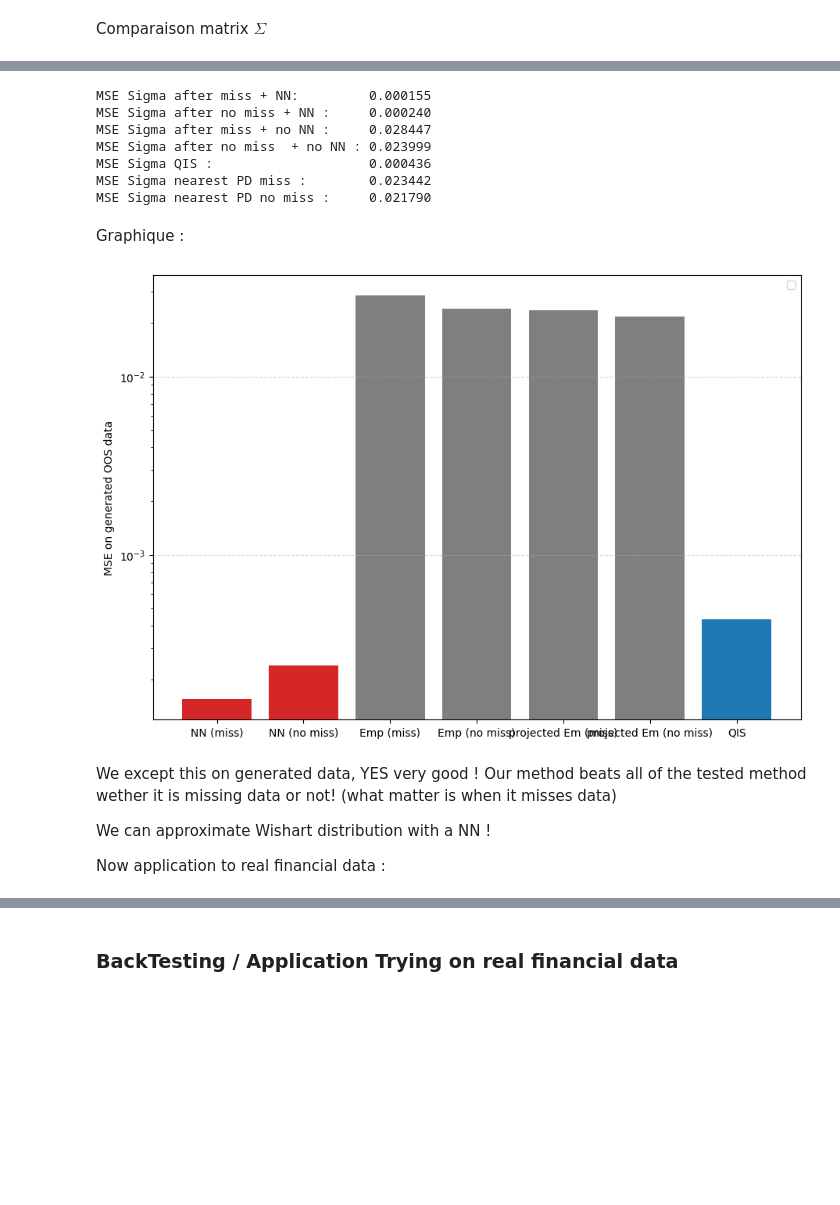
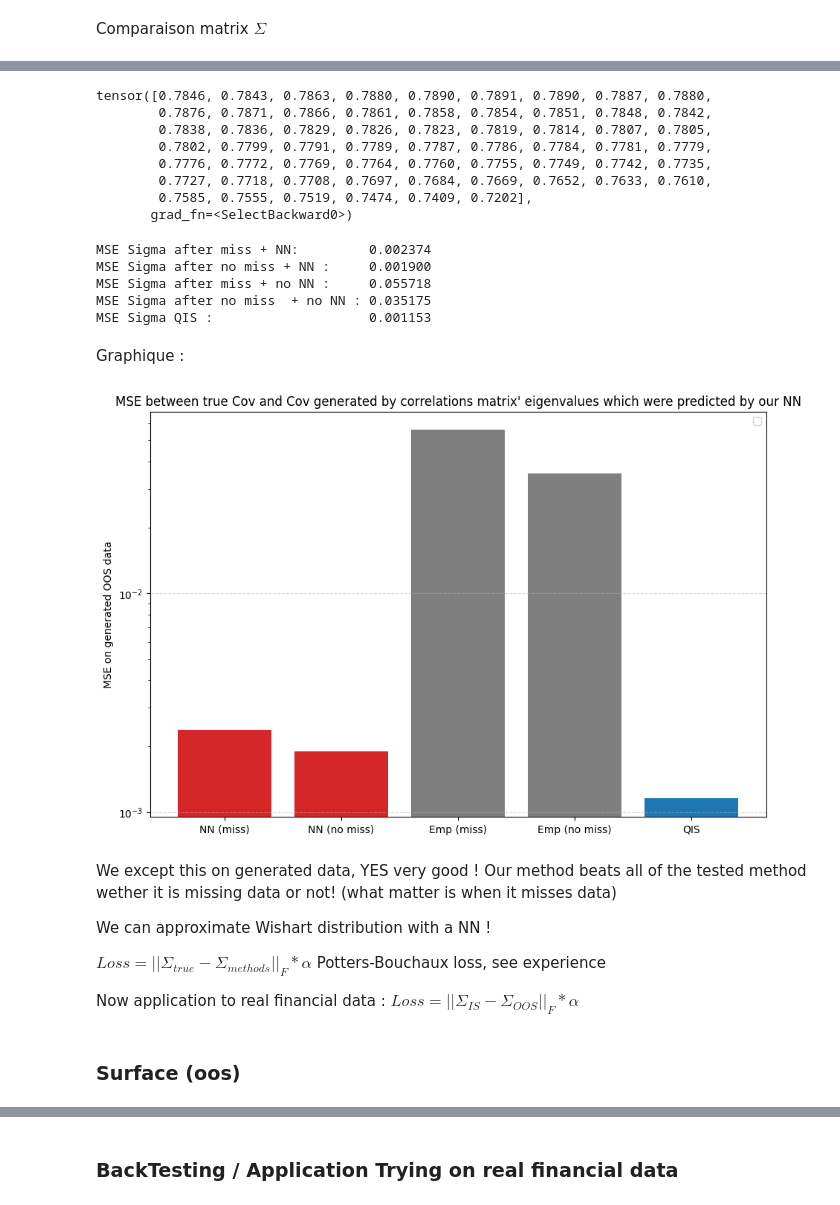
Before and after one commit to Armanddevacc/covariance-cleaning-nn, a Jupyter notebook: NN_generated_data.ipynb, the cells around one changed output, grey strips where cells are left out. Saved outputs shown, nothing was run; the diff lists cells and outputs as text; code cells hidden in the pictures; blank space fills up the shorter version.

```diff
--- a/NN_generated_data.ipynb
+++ b/NN_generated_data.ipynb
@@ -169,5 +91,5 @@ small N is not part of what we are training which is why noise increase with sma
 # %%
 batch_size_oos = 500
 # %%
-input_seq_cov_miss, Q_emp_miss, Sigma_true_miss, T          = next(data_generator(batch_size_oos, missing_constant = 2, N_min=N_min, N_max=N_max, T_min=T_min, T_max=T_max))
-input_seq_cov_no_miss, Q_emp_no_miss, Sigma_true_no_miss, T = next(data_generator(batch_size_oos, missing_constant = 1, N_min=N_min, N_max=N_max, T_min=T_min, T_max=T_max))
+input_seq_cov_miss, Q_emp_miss, Sigma_true_miss, T, Sigma_hat_diag_miss, R_miss          = next(data_generator(batch_size_oos, missing_constant = 2, N_min=60, N_max=60, T_min=30, T_max=30))
+input_seq_cov_no_miss, Q_emp_no_miss, Sigma_true_no_miss, T, Sigma_hat_diag_no_miss, R_no_miss = next(data_generator(batch_size_oos, missing_constant = 1, N_min=60, N_max=60, T_min=30, T_max=30))
@@ -180,0 +129,5 @@ lam_emp_no_miss  = input_seq_cov_no_miss[:,:,0]
+# %%
+Corr_pred_miss    = Q_emp_miss @ torch.diag_embed(lam_pred_miss) @ Q_emp_miss.transpose(1,2)
+Corr_pred_no_miss = Q_emp_no_miss @ torch.diag_embed(lam_pred_no_miss) @ Q_emp_no_miss.transpose(1,2)
+Corr_emp_miss     = Q_emp_miss @ torch.diag_embed(lam_emp_miss) @ Q_emp_miss.transpose(1,2)
+Corr_emp_no_miss  = Q_emp_no_miss @ torch.diag_embed(lam_emp_no_miss) @ Q_emp_no_miss.transpose(1,2)
@@ -190,0 +176,13 @@ Sigma_near_no_miss = nearcorr_batch(Sigma_emp_no_miss, tol = (1e-6, 1e-6))
+# %%
+Sigma_pred_miss    = torch.sqrt(torch.diag_embed(Sigma_hat_diag_miss)).float() @ Corr_pred_miss @ torch.sqrt(torch.diag_embed(Sigma_hat_diag_miss)).float()
+Sigma_pred_no_miss = torch.sqrt(torch.diag_embed(Sigma_hat_diag_no_miss)).float() @ Corr_pred_no_miss @ torch.sqrt(torch.diag_embed(Sigma_hat_diag_no_miss)).float()
+Sigma_emp_miss     = torch.sqrt(torch.diag_embed(Sigma_hat_diag_miss)).float() @ Corr_emp_miss @  torch.sqrt(torch.diag_embed(Sigma_hat_diag_miss)).float()
+Sigma_emp_no_miss  = torch.sqrt(torch.diag_embed(Sigma_hat_diag_no_miss)).float() @ Corr_emp_no_miss @ torch.sqrt(torch.diag_embed(Sigma_hat_diag_no_miss)).float()
+
+#Sigma_near_miss    = nearcorr_batch(Sigma_emp_miss, tol = (1e-6, 1e-6))
+#Sigma_near_no_miss = nearcorr_batch(Sigma_emp_no_miss, tol = (1e-6, 1e-6))
+# %%
+Sigma_QIS = QIS_batched(R_no_miss)
+# Sigma_QIS_miss = QIS_batched(R_miss) no sense
+lam_QIS, _ = torch.linalg.eigh(Sigma_QIS)
+lam_QIS[0]
@@ -191,46 +223,63 @@ Sigma_near_no_miss = nearcorr_batch(Sigma_emp_no_miss, tol = (1e-6, 1e-6))
+# %%
+lam_pred_no_miss[0]
+# %% [output]
+tensor([0.7846, 0.7843, 0.7863, 0.7880, 0.7890, 0.7891, 0.7890, 0.7887, 0.7880,
+        0.7876, 0.7871, 0.7866, 0.7861, 0.7858, 0.7854, 0.7851, 0.7848, 0.7842,
+        0.7838, 0.7836, 0.7829, 0.7826, 0.7823, 0.7819, 0.7814, 0.7807, 0.7805,
+        0.7802, 0.7799, 0.7791, 0.7789, 0.7787, 0.7786, 0.7784, 0.7781, 0.7779,
+        0.7776, 0.7772, 0.7769, 0.7764, 0.7760, 0.7755, 0.7749, 0.7742, 0.7735,
+        0.7727, 0.7718, 0.7708, 0.7697, 0.7684, 0.7669, 0.7652, 0.7633, 0.7610,
+        0.7585, 0.7555, 0.7519, 0.7474, 0.7409, 0.7202],
+       grad_fn=<SelectBackward0>)
 # %%
 fro_Sigma_pred_miss    = mse(Sigma_pred_miss, Sigma_true_miss)
 fro_Sigma_pred_no_miss = mse(Sigma_pred_no_miss, Sigma_true_no_miss)
 fro_Sigma_emp_miss     = mse(Sigma_emp_miss, Sigma_true_miss)
 fro_Sigma_emp_no_miss  = mse(Sigma_emp_no_miss, Sigma_true_no_miss)
 fro_Sigma_QIS          = mse(Sigma_QIS, Sigma_true_no_miss)
-fro_Sigma_near_miss    = mse(Sigma_near_miss, Sigma_true_miss)
-fro_Sigma_near_no_miss = mse(Sigma_near_no_miss, Sigma_true_no_miss)
+#fro_Sigma_QIS_miss     = mse(Sigma_QIS_miss, Sigma_true_miss) no sense
+#fro_Sigma_near_miss    = mse(Sigma_near_miss, Sigma_true_miss)
+#fro_Sigma_near_no_miss = mse(Sigma_near_no_miss, Sigma_true_no_miss)
 
 print(f"MSE Sigma after miss + NN:         {fro_Sigma_pred_miss:.6f}")
 print(f"MSE Sigma after no miss + NN :     {fro_Sigma_pred_no_miss:.6f}")
 print(f"MSE Sigma after miss + no NN :     {fro_Sigma_emp_miss:.6f}")
 print(f"MSE Sigma after no miss  + no NN : {fro_Sigma_emp_no_miss:.6f}")
 print(f"MSE Sigma QIS :                    {fro_Sigma_QIS:.6f}")
-print(f"MSE Sigma nearest PD miss :        {fro_Sigma_near_miss:.6f}")
-print(f"MSE Sigma nearest PD no miss :     {fro_Sigma_near_no_miss:.6f}")
+#print(f"MSE Sigma QIS :                    {fro_Sigma_QIS_miss:.6f}")
+#print(f"MSE Sigma nearest PD miss :        {fro_Sigma_near_miss:.6f}")
+#print(f"MSE Sigma nearest PD no miss :     {fro_Sigma_near_no_miss:.6f}")
 # %% [output]
-MSE Sigma after miss + NN:         0.000155
-MSE Sigma after no miss + NN :     0.000240
-MSE Sigma after miss + no NN :     0.028447
-MSE Sigma after no miss  + no NN : 0.023999
-MSE Sigma QIS :                    0.000436
-MSE Sigma nearest PD miss :        0.023442
-MSE Sigma nearest PD no miss :     0.021790
+MSE Sigma after miss + NN:         0.002374
+MSE Sigma after no miss + NN :     0.001900
+MSE Sigma after miss + no NN :     0.055718
+MSE Sigma after no miss  + no NN : 0.035175
+MSE Sigma QIS :                    0.001153
 # %% [markdown]
 Graphique :
 # %%
-labels = ['NN (miss)', 'NN (no miss)', 'Emp (miss)', 'Emp (no miss)', 'projected Em (miss)', 'projected Em (no miss)', 'QIS']
-values = [fro_Sigma_pred_miss.item(), fro_Sigma_pred_no_miss.item(), fro_Sigma_emp_miss.item(), fro_Sigma_emp_no_miss.item(), fro_Sigma_near_miss.item(), fro_Sigma_near_no_miss.item(), fro_Sigma_QIS.item()]
-colors = ['tab:red','tab:red','tab:gray','tab:gray', 'tab:gray','tab:gray', 'tab:blue']
+labels = ['NN (miss)', 'NN (no miss)', 'Emp (miss)', 'Emp (no miss)', 'QIS']# 'projected Em (miss)' 'projected Em (no miss)']
+values = [fro_Sigma_pred_miss.item(), fro_Sigma_pred_no_miss.item(), fro_Sigma_emp_miss.item(), fro_Sigma_emp_no_miss.item(), fro_Sigma_QIS.item()]# fro_Sigma_near_miss.item(), fro_Sigma_near_no_miss.item()]
+colors = ['tab:red','tab:red','tab:gray','tab:gray', 'tab:blue']#,, 'tab:gray''tab:gray']
 
 plt.figure(figsize=(9,6), constrained_layout=True)
 plt.bar(labels, values, color=colors)
 plt.yscale('log')
 plt.ylabel('MSE on generated OOS data')
+plt.title("MSE between true Cov and Cov generated by correlations matrix' eigenvalues which were predicted by our NN")
 plt.grid(axis='y', ls='--', alpha=.5)
 plt.legend()
 plt.show()
 # %% [output]
-[figure, old version]
+[figure, new version]
 # %% [markdown]
 We except this on generated data, YES very good ! Our method beats all of the tested method wether it is missing data or not! (what matter is when it misses data)
 
 We can approximate Wishart distribution with a NN !
 
+$Loss = ||\Sigma_{true} - \Sigma_{methods}||_{F} * \alpha $ Potters-Bouchaux loss, see experience
+
 Now application to real financial data :
+$Loss = ||\Sigma_{IS} - \Sigma_{OOS}||_{F} * \alpha $
+# %% [markdown]
+### Surface (oos)
```
Also changed, not shown: parts of 47 cells of this notebook, 9 other files.
